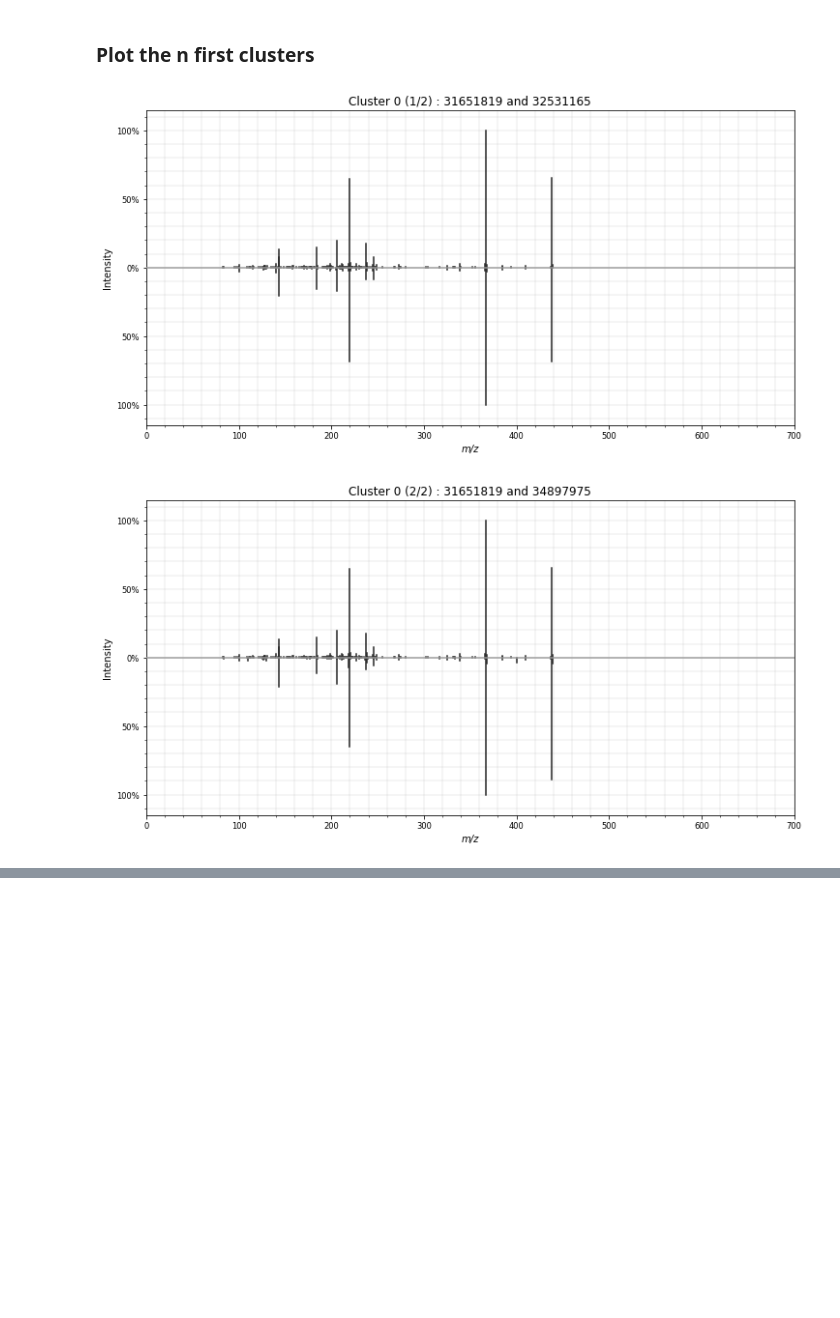
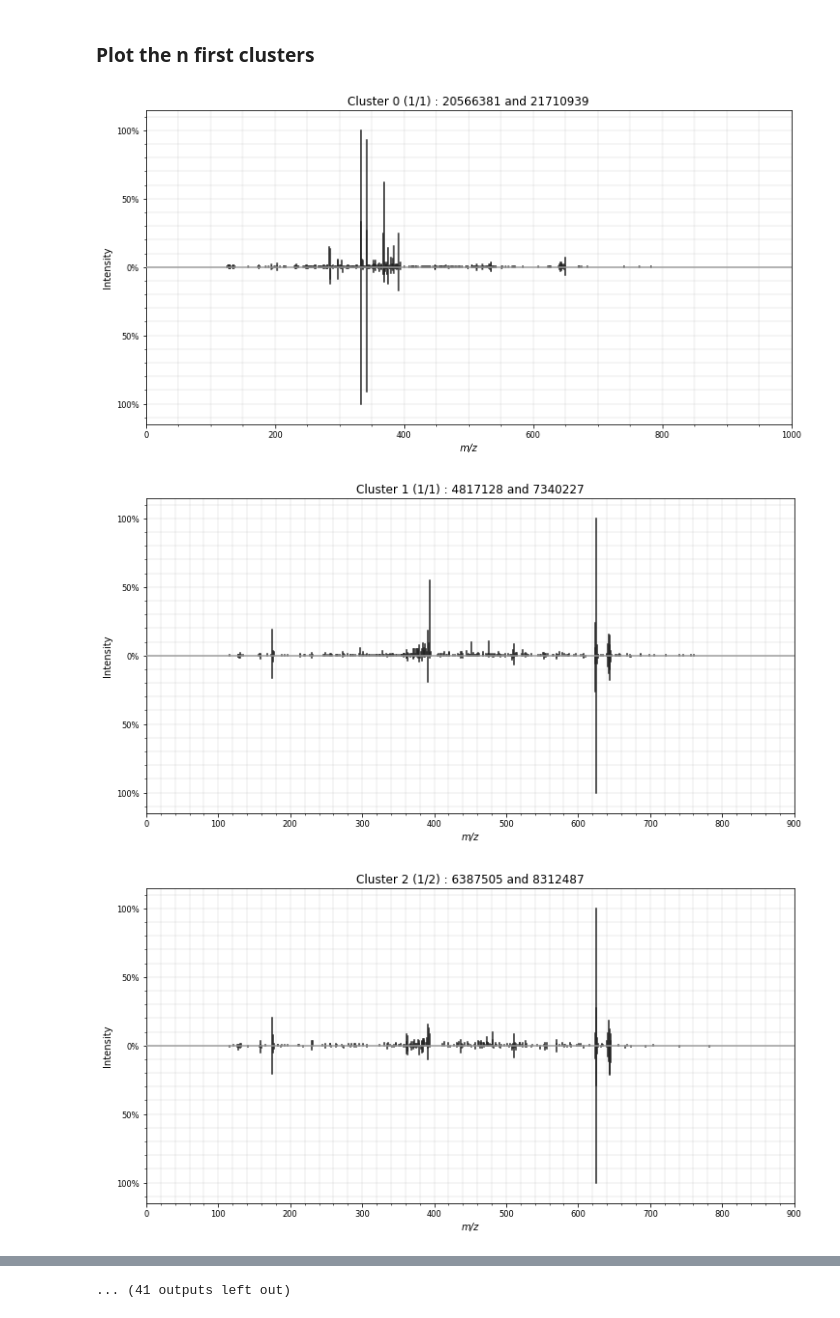
Before and after one commit to KilianMaes/falcon, a Jupyter notebook: notebooks/analyzeFalconClusters.ipynb, the cells around one changed output, grey strips where cells are left out. Drawn from its saved outputs; the diff is of its cells as text; code cells hidden in the pictures; blank space fills up the shorter version.

```diff
--- a/notebooks/analyzeFalconClusters.ipynb
+++ b/notebooks/analyzeFalconClusters.ipynb
@@ -15,7 +15,7 @@ from ms_io import ms_io
 # %% [markdown]
 ### Open the file and show basic stats
 # %%
-file = "../work_dir/20M_all/clusters.csv"
+file = "/media/maesk/WD/falcon/CCLE_10M/clusters.csv"
 df = pandas.read_csv(file)
 clustMask = df['cluster'] != -1
 clustDf = df[clustMask]
@@ -35,29 +35,31 @@ Spectra per cluster: 4.206792647179317
 # %% [markdown]
 ### Plot the n first clusters
 # %%
-n_cl_plot = 1 # Number of clusters to plot
+n_cl_plot = 30 # Number of clusters to plot
 
 def extract_pkey(str):
     m = re.search('^.+:([0-9]+)+$', str)
     return int(m.group(1))
 
 dbPath = "../datasets/CCLE_MS2.db"
 
 for i in range(0,n_cl_plot):
     #print("### Cluster {} ###".format(i))
     currDf = clustDf[clustDf.cluster == i]
     sps = currDf.loc[:,"identifier"].tolist()
 
     spf_pkey = extract_pkey(sps[0])
     spf = ms_io.get_one_spectrum(dbPath, spf_pkey)
     for j in range(1, len(sps)):
         fig, ax = plt.subplots(figsize=(12, 6))
         pkey_j = extract_pkey(sps[j])
         spectrum_top, spectrum_bottom = spf, ms_io.get_one_spectrum(dbPath, pkey_j)
         ax.set_title("Cluster {} ({}/{}) : {} and {}".format(i, j, len(sps)-1, spf_pkey, pkey_j))
         sup.mirror(spectrum_top, spectrum_bottom, ax=ax)
+        plt.savefig(f"/home/maesk/tmp/{i}.png", dpi=300)
         plt.show()
         plt.close()
 # %% [output]
-[figure, old version]
+[figure, new version]
-[figure, old version]
+[figure, new version]
+[figure, added]
@@ -63,0 +75 @@ for i in range(0,n_cl_plot):
+... (41 outputs left out)
```
Also changed, not shown: parts of 2 cells of this notebook, 10 other files.
